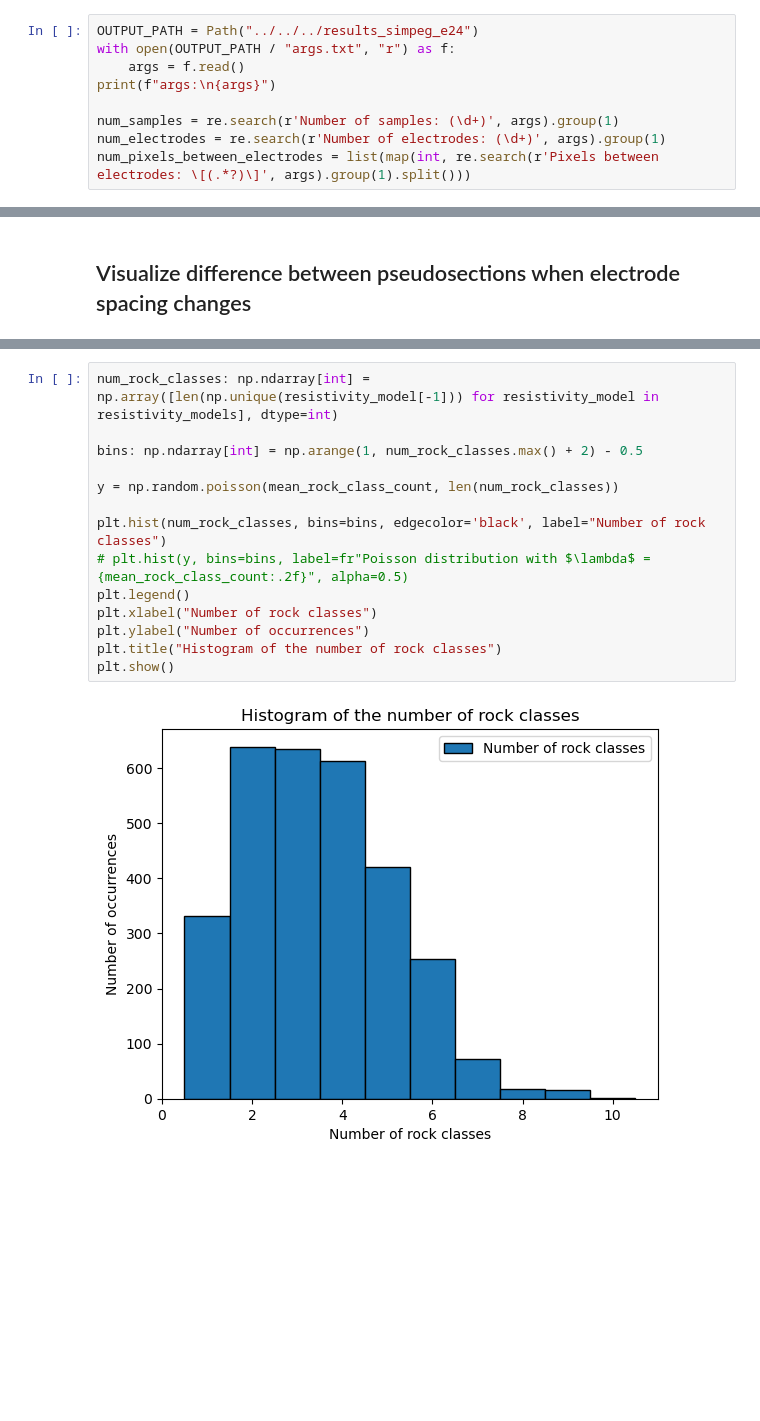
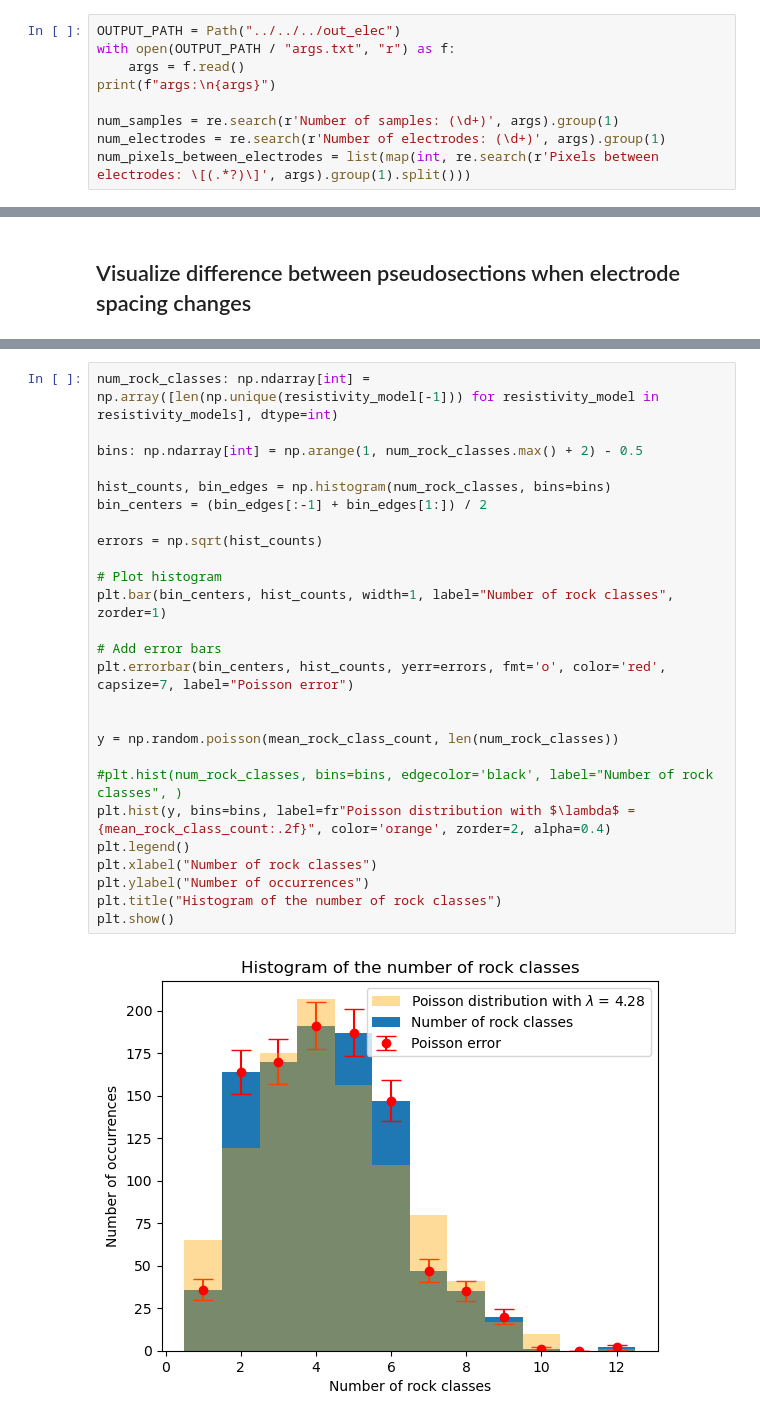
Before and after one commit to Jojobarbarr/invERT, a Jupyter notebook: invERT/data/visualisation_stats.ipynb, the cells around one changed output, grey strips where cells are left out. Drawn from its saved outputs; the diff is of its cells as text; blank space fills up the shorter version.

```diff
--- a/invERT/data/visualisation_stats.ipynb
+++ b/invERT/data/visualisation_stats.ipynb
@@ -11,7 +11,7 @@ from pathlib import Path
 # %% [markdown]
 ## Loading the statistics parameters
 # %%
-OUTPUT_PATH = Path("../../../results_simpeg_e24")
+OUTPUT_PATH = Path("../../../out_elec")
 with open(OUTPUT_PATH / "args.txt", "r") as f:
     args = f.read()
 print(f"args:\n{args}")
@@ -334,16 +356,28 @@ Min number of rock classes: 1
 # %%
 num_rock_classes: np.ndarray[int] = np.array([len(np.unique(resistivity_model[-1])) for resistivity_model in resistivity_models], dtype=int)
 
 bins: np.ndarray[int] = np.arange(1, num_rock_classes.max() + 2) - 0.5
 
+hist_counts, bin_edges = np.histogram(num_rock_classes, bins=bins)
+bin_centers = (bin_edges[:-1] + bin_edges[1:]) / 2
+
+errors = np.sqrt(hist_counts)
+
+# Plot histogram
+plt.bar(bin_centers, hist_counts, width=1, label="Number of rock classes", zorder=1)
+
+# Add error bars
+plt.errorbar(bin_centers, hist_counts, yerr=errors, fmt='o', color='red', capsize=7, label="Poisson error")
+
+
 y = np.random.poisson(mean_rock_class_count, len(num_rock_classes))
 
-plt.hist(num_rock_classes, bins=bins, edgecolor='black', label="Number of rock classes")
-# plt.hist(y, bins=bins, label=fr"Poisson distribution with $\lambda$ = {mean_rock_class_count:.2f}", alpha=0.5)
+#plt.hist(num_rock_classes, bins=bins, edgecolor='black', label="Number of rock classes", )
+plt.hist(y, bins=bins, label=fr"Poisson distribution with $\lambda$ = {mean_rock_class_count:.2f}", color='orange', zorder=2, alpha=0.4)
 plt.legend()
 plt.xlabel("Number of rock classes")
 plt.ylabel("Number of occurrences")
 plt.title("Histogram of the number of rock classes")
 plt.show()
 # %% [output]
-[figure, old version]
+[figure, new version]
```
Also changed, not shown: parts of 12 cells of this notebook, 2 other files.
